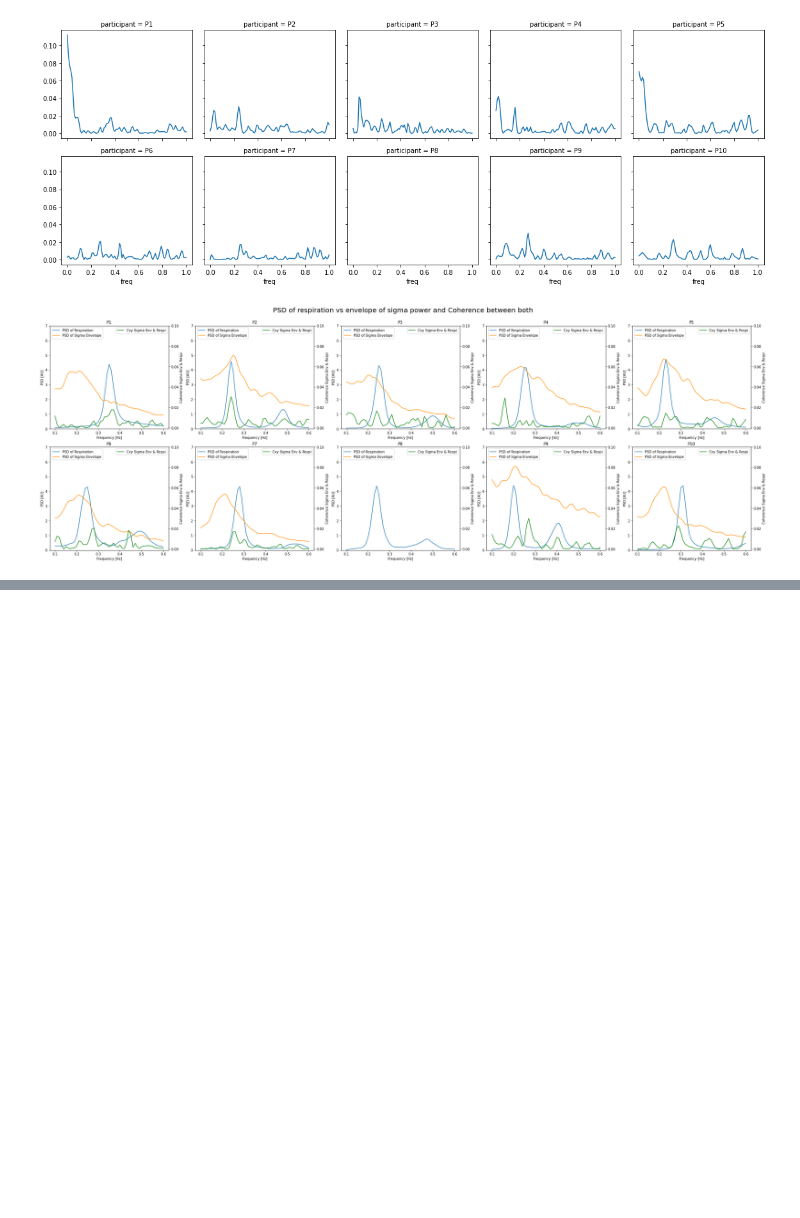
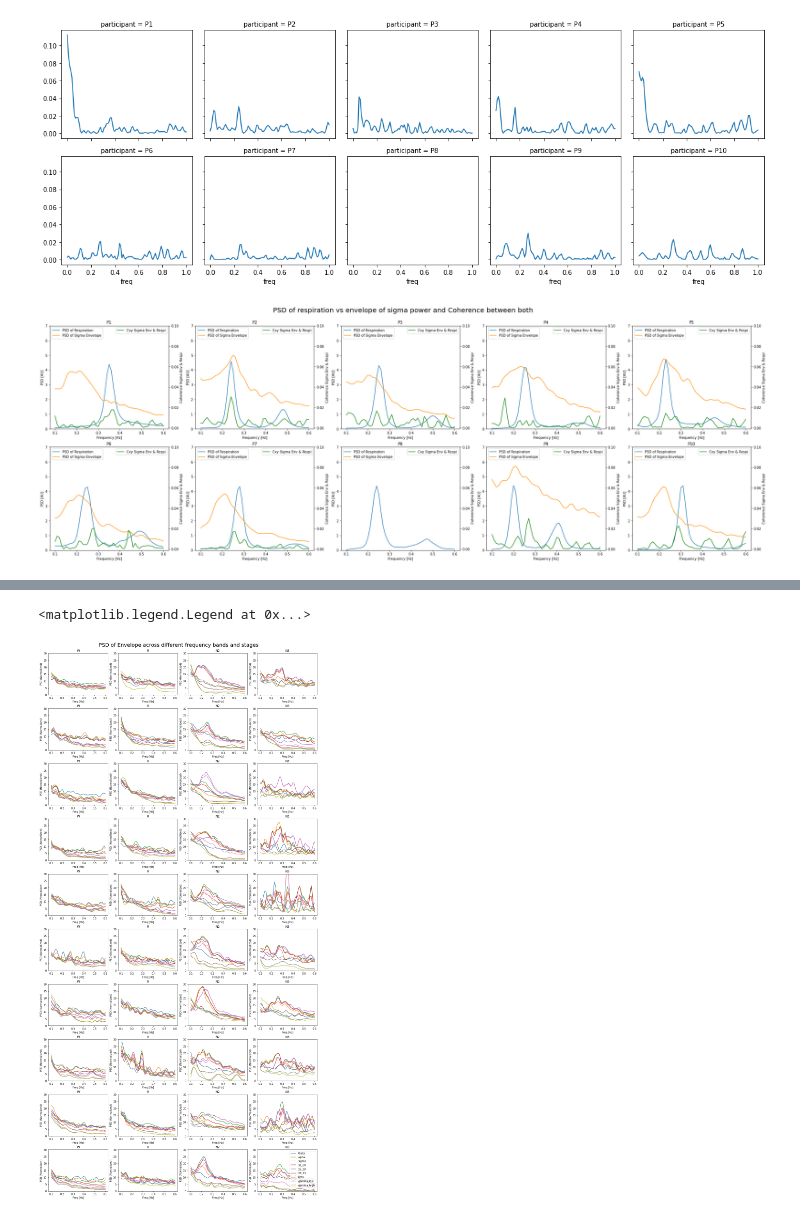
Before and after one commit to ValentinGhibaudo/Sleep_EEG_Respi, a Jupyter notebook: pac_rsp_slowwaves.ipynb, the cells around one changed output, grey strips where cells are left out. Saved outputs shown, nothing was run; the diff lists cells and outputs as text; code cells hidden in the pictures; blank space fills up the shorter version.

```diff
--- a/pac_rsp_slowwaves.ipynb
+++ b/pac_rsp_slowwaves.ipynb
@@ -623,0 +512,21 @@ plt.show()
+# %%
+fig, axs = plt.subplots(nrows = len(patients), ncols = len(compute_stages), figsize = (15,30), constrained_layout = True)
+fig.suptitle('PSD of Envelope across different frequency bands and stages', fontsize = 20)
+
+for row, patient in enumerate(patients):
+    for col, stage in enumerate(compute_stages):
+        ax = axs[row, col]
+        for band in bands.keys():
+            data = da_pxx_envelope_multibands.loc[patient,stage,band,'reduced',0.1:0.6]
+            ax.plot(data.coords['freq'].loc[0.1:0.6], data, label = band)
+        ax.set_ylim(0,30)
+        ax.set_title(stage)
+        ax.set_xlabel('Freq [Hz]')
+        ax.set_ylabel('PSD (Normalized)')
+ax.legend()
+# plt.savefig('../presentation_4/psd_env_freqs_detailed', bbox_inches = 'tight')
+
+# ax.set_title('
+# %% [output]
+<matplotlib.legend.Legend at 0x...>
+[figure, added]
```
Also changed, not shown: parts of 36 cells of this notebook, 3 other files.
